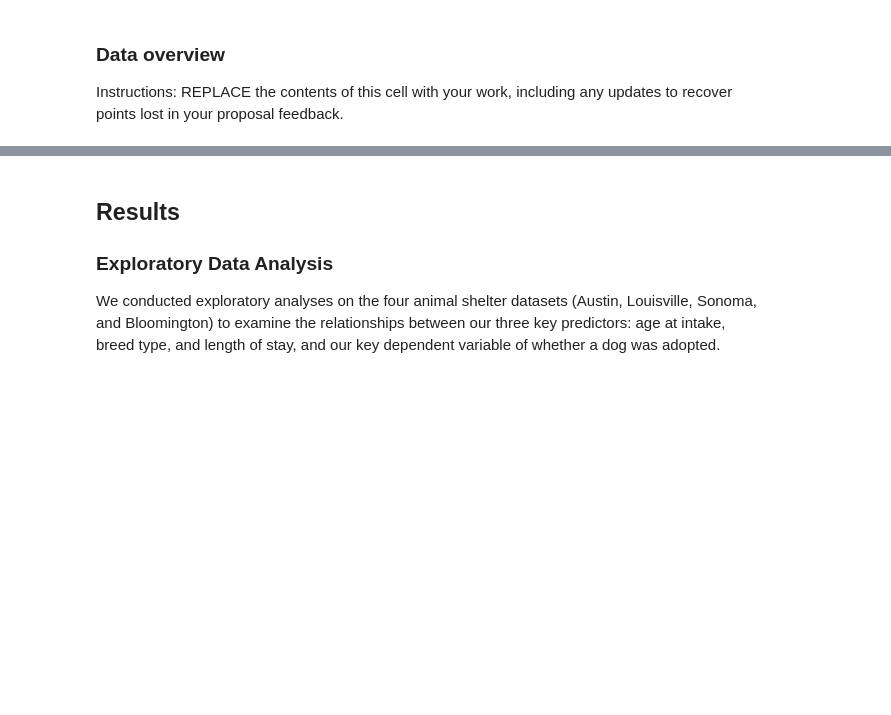
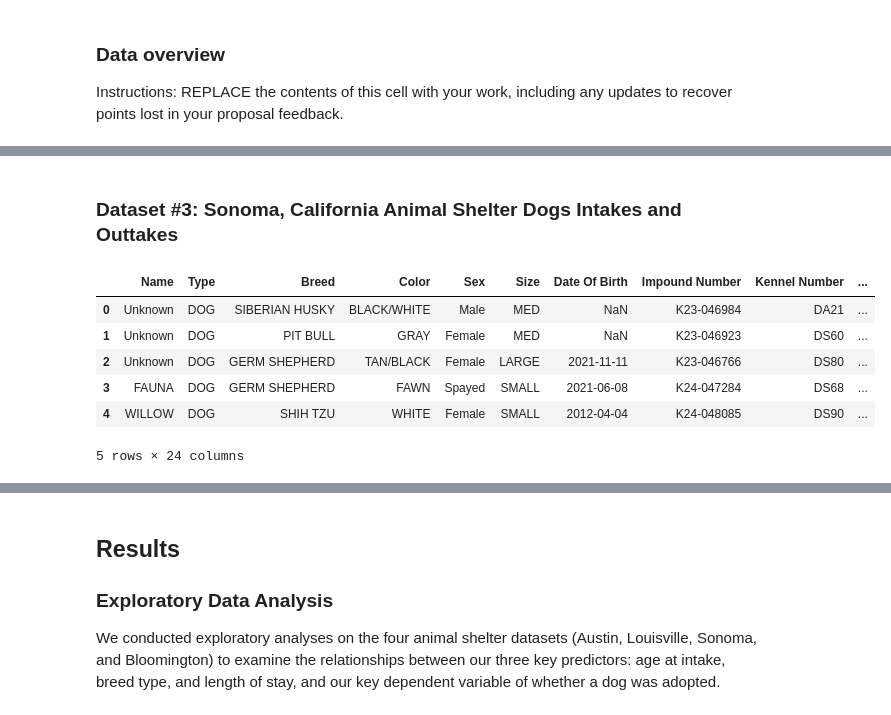
Before and after one commit to COGS108/Group143_WI26, a Jupyter notebook: 03-FinalProject.ipynb, the cells around one changed output, grey strips where cells are left out. Saved outputs shown, nothing was run; the diff lists cells and outputs as text; code cells hidden in the pictures; blank space fills up the shorter version.

```diff
--- a/03-FinalProject.ipynb
+++ b/03-FinalProject.ipynb
@@ -121,0 +139,13 @@ Instructions: REPLACE the contents of this cell with your work, including any up
+# %% [markdown]
+### Dataset #3: Sonoma, California Animal Shelter Dogs Intakes and Outtakes
+# %%
+sonoma = pd.read_csv("data/02-processed/sonoma_clean.csv")
+sonoma.head()
+# %% [output]
+|  | Name | Type | Breed | Color | Sex | Size | Date Of Birth | Impound Number | Kennel Number | ... |
+| 0 | Unknown | DOG | SIBERIAN HUSKY | BLACK/WHITE | Male | MED | NaN | K23-046984 | DA21 | ... |
+| 1 | Unknown | DOG | PIT BULL | GRAY | Female | MED | NaN | K23-046923 | DS60 | ... |
+| 2 | Unknown | DOG | GERM SHEPHERD | TAN/BLACK | Female | LARGE | 2021-11-11 | K23-046766 | DS80 | ... |
+| 3 | FAUNA | DOG | GERM SHEPHERD | FAWN | Spayed | SMALL | 2021-06-08 | K24-047284 | DS68 | ... |
+| 4 | WILLOW | DOG | SHIH TZU | WHITE | Female | SMALL | 2012-04-04 | K24-048085 | DS90 | ... |
+5 rows × 24 columns
```
Also changed, not shown: parts of 10 cells of this notebook.
